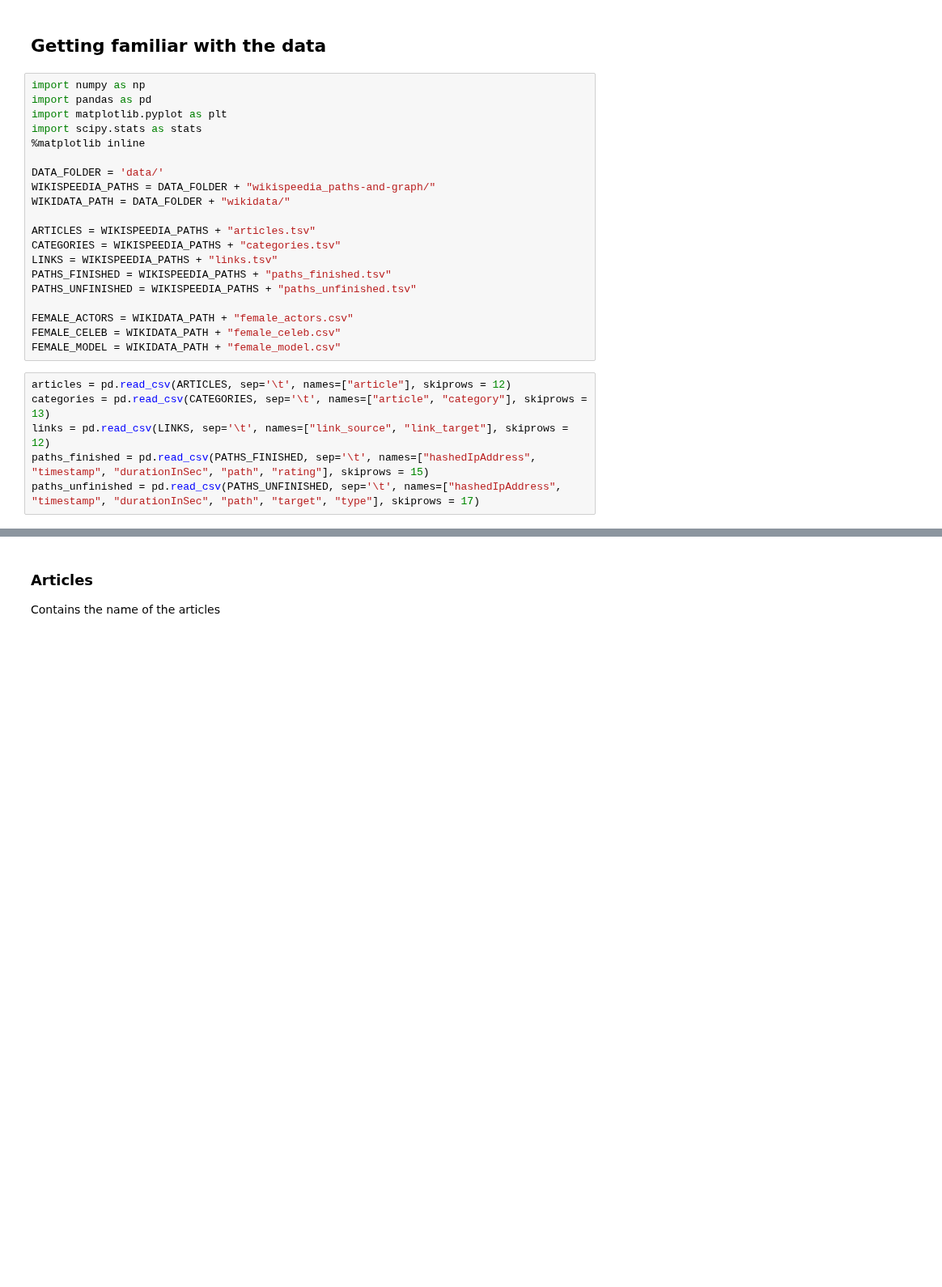
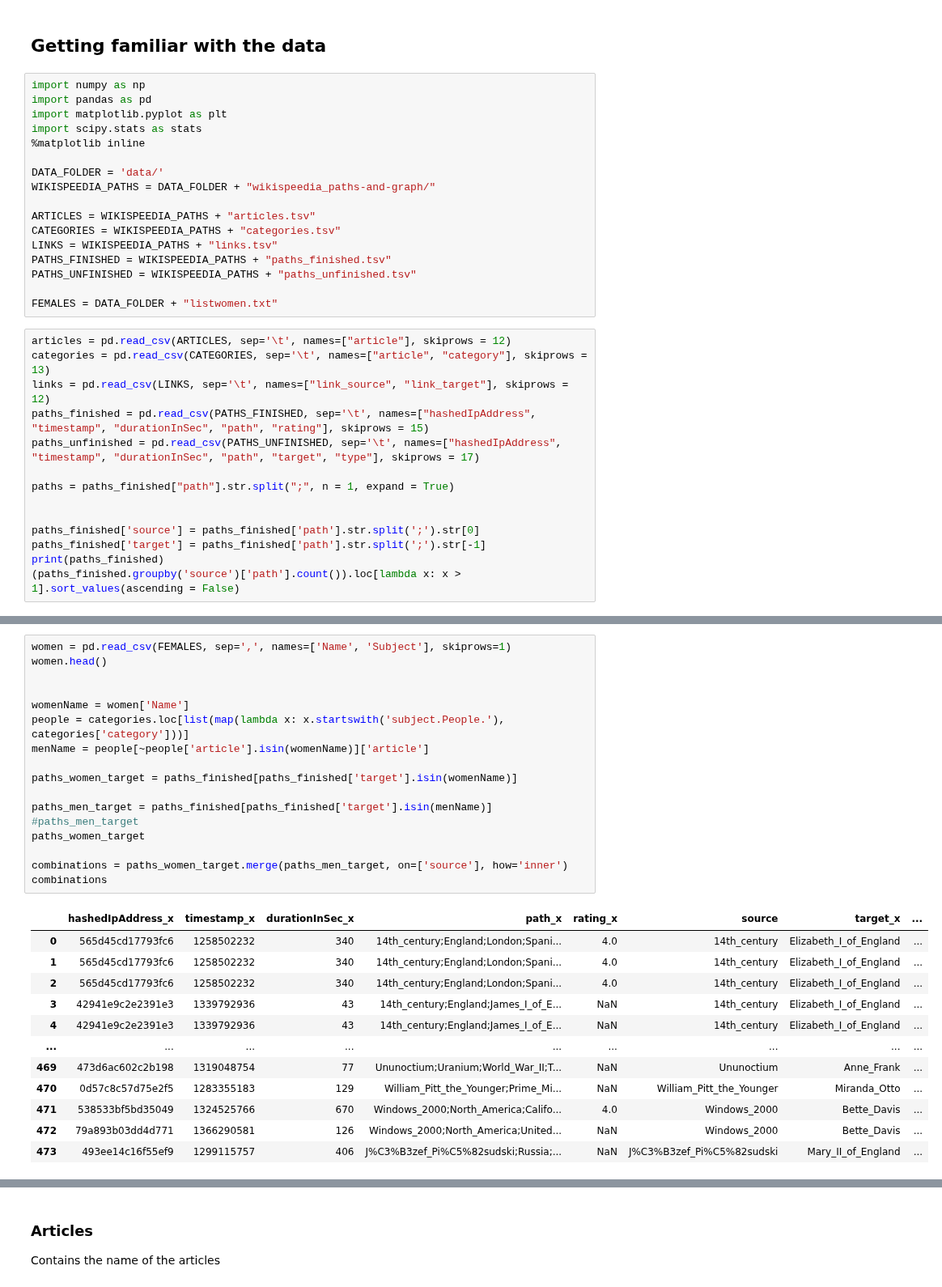
Before and after one commit to epfl-ada/ada-2022-project-metadata, a Jupyter notebook: vala.ipynb, the cells around one changed output, grey strips where cells are left out. Shown at 81% size. Drawn from its saved outputs; the diff is of its cells as text; blank space fills up the shorter version.

Commit message:
filter paths with target men

```diff
--- a/vala.ipynb
+++ b/vala.ipynb
@@ -11,7 +11,6 @@ import scipy.stats as stats
 
 DATA_FOLDER = 'data/'
 WIKISPEEDIA_PATHS = DATA_FOLDER + "wikispeedia_paths-and-graph/"
-WIKIDATA_PATH = DATA_FOLDER + "wikidata/"
 
 ARTICLES = WIKISPEEDIA_PATHS + "articles.tsv"
 CATEGORIES = WIKISPEEDIA_PATHS + "categories.tsv"
@@ -19,12 +18,18 @@ LINKS = WIKISPEEDIA_PATHS + "links.tsv"
 PATHS_FINISHED = WIKISPEEDIA_PATHS + "paths_finished.tsv"
 PATHS_UNFINISHED = WIKISPEEDIA_PATHS + "paths_unfinished.tsv"
 
-FEMALE_ACTORS = WIKIDATA_PATH + "female_actors.csv"
-FEMALE_CELEB = WIKIDATA_PATH + "female_celeb.csv"
-FEMALE_MODEL = WIKIDATA_PATH + "female_model.csv"
+FEMALES = DATA_FOLDER + "listwomen.txt"
 # %%
 articles = pd.read_csv(ARTICLES, sep='\t', names=["article"], skiprows = 12)
 categories = pd.read_csv(CATEGORIES, sep='\t', names=["article", "category"], skiprows = 13)
 links = pd.read_csv(LINKS, sep='\t', names=["link_source", "link_target"], skiprows = 12)
 paths_finished = pd.read_csv(PATHS_FINISHED, sep='\t', names=["hashedIpAddress", "timestamp", "durationInSec", "path", "rating"], skiprows = 15)
 paths_unfinished = pd.read_csv(PATHS_UNFINISHED, sep='\t', names=["hashedIpAddress", "timestamp", "durationInSec", "path", "target", "type"], skiprows = 17)
+
+paths = paths_finished["path"].str.split(";", n = 1, expand = True)
+
+
+paths_finished['source'] = paths_finished['path'].str.split(';').str[0]
+paths_finished['target'] = paths_finished['path'].str.split(';').str[-1]
+print(paths_finished)
+(paths_finished.groupby('source')['path'].count()).loc[lambda x: x > 1].sort_values(ascending = False)
@@ -34,0 +67,30 @@ female_model =  pd.read_csv(FEMALE_MODEL, sep=',', names=["women", "women_label"
+# %%
+women = pd.read_csv(FEMALES, sep=',', names=['Name', 'Subject'], skiprows=1)
+women.head()
+
+
+womenName = women['Name']
+people = categories.loc[list(map(lambda x: x.startswith('subject.People.'), categories['category']))]
+menName = people[~people['article'].isin(womenName)]['article']
+
+paths_women_target = paths_finished[paths_finished['target'].isin(womenName)]
+
+paths_men_target = paths_finished[paths_finished['target'].isin(menName)]
+#paths_men_target
+paths_women_target
+
+combinations = paths_women_target.merge(paths_men_target, on=['source'], how='inner')
+combinations
+# %% [output]
+|  | hashedIpAddress_x | timestamp_x | durationInSec_x | path_x | rating_x | source | target_x | ... |
+| 0 | 565d45cd17793fc6 | 1258502232 | 340 | 14th_century;England;London;Spani... | 4.0 | 14th_century | Elizabeth_I_of_England | ... |
+| 1 | 565d45cd17793fc6 | 1258502232 | 340 | 14th_century;England;London;Spani... | 4.0 | 14th_century | Elizabeth_I_of_England | ... |
+| 2 | 565d45cd17793fc6 | 1258502232 | 340 | 14th_century;England;London;Spani... | 4.0 | 14th_century | Elizabeth_I_of_England | ... |
+| 3 | 42941e9c2e2391e3 | 1339792936 | 43 | 14th_century;England;James_I_of_E... | NaN | 14th_century | Elizabeth_I_of_England | ... |
+| 4 | 42941e9c2e2391e3 | 1339792936 | 43 | 14th_century;England;James_I_of_E... | NaN | 14th_century | Elizabeth_I_of_England | ... |
+| ... | ... | ... | ... | ... | ... | ... | ... | ... |
+| 469 | 473d6ac602c2b198 | 1319048754 | 77 | Ununoctium;Uranium;World_War_II;T... | NaN | Ununoctium | Anne_Frank | ... |
+| 470 | 0d57c8c57d75e2f5 | 1283355183 | 129 | William_Pitt_the_Younger;Prime_Mi... | NaN | William_Pitt_the_Younger | Miranda_Otto | ... |
+| 471 | 538533bf5bd35049 | 1324525766 | 670 | Windows_2000;North_America;Califo... | 4.0 | Windows_2000 | Bette_Davis | ... |
+| 472 | 79a893b03dd4d771 | 1366290581 | 126 | Windows_2000;North_America;United... | NaN | Windows_2000 | Bette_Davis | ... |
+| 473 | 493ee14c16f55ef9 | 1299115757 | 406 | J%C3%B3zef_Pi%C5%82sudski;Russia;... | NaN | J%C3%B3zef_Pi%C5%82sudski | Mary_II_of_England | ... |
```
Also changed, not shown: parts of 3 cells of this notebook, 1 other file.
